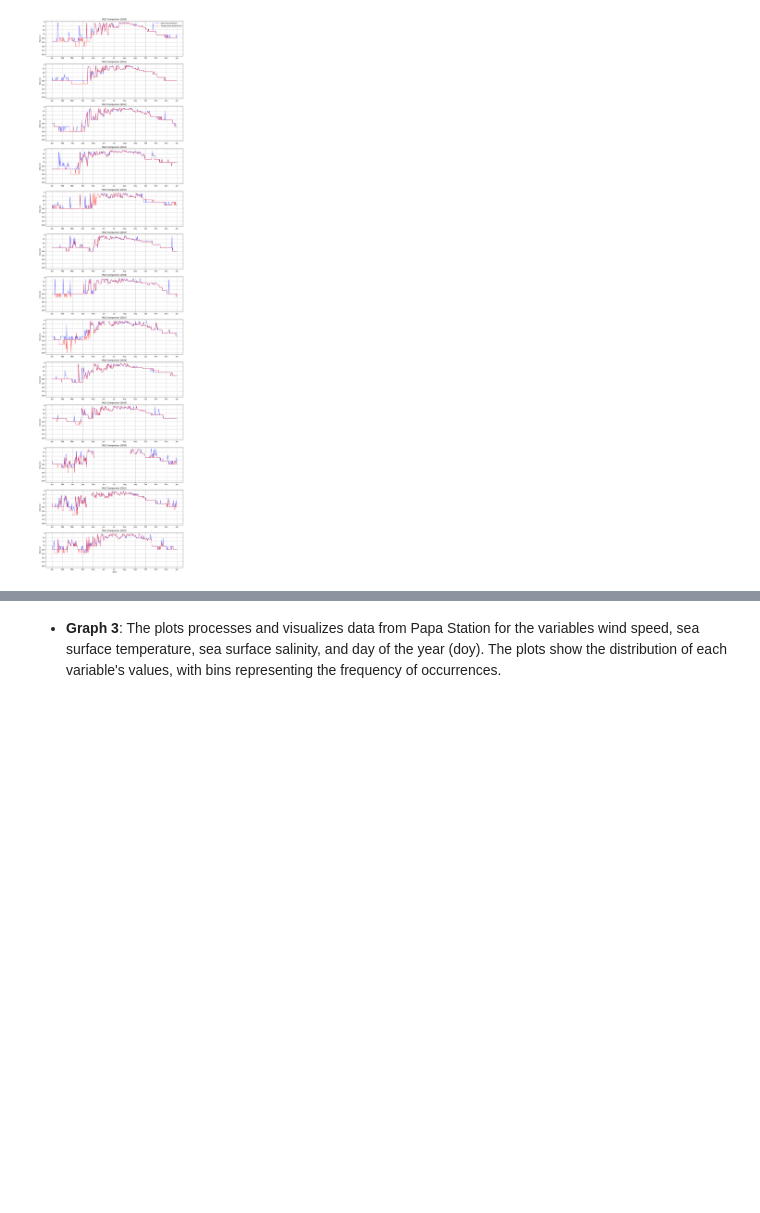
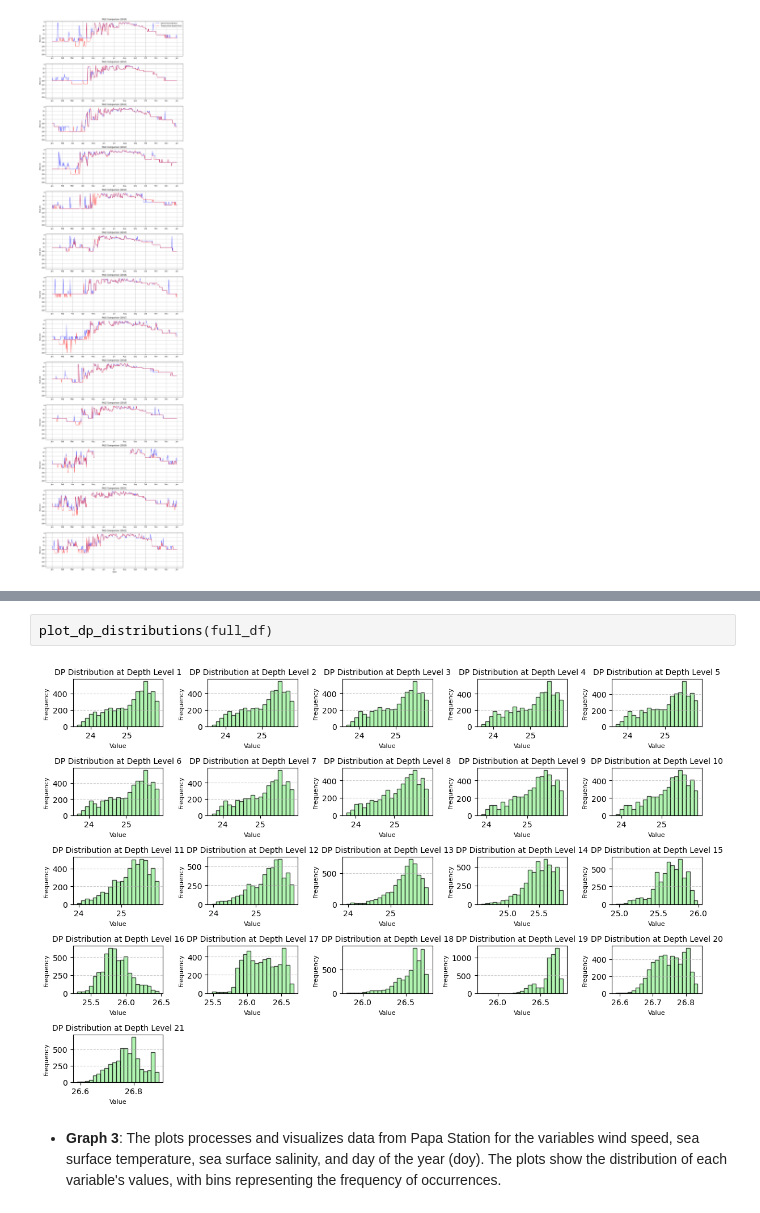
Before and after one commit to skortchmark9/Climate_ML, a Jupyter notebook: Project_2/main.ipynb, the cells around one changed output, grey strips where cells are left out. Saved outputs shown, nothing was run; the diff lists cells and outputs as text; blank space fills up the shorter version.

```diff
--- a/Project_2/main.ipynb
+++ b/Project_2/main.ipynb
@@ -92,3 +148,7 @@ plot_mld_comparison_by_year(density_based_mld, temperature_based_mld)
+# %%
+plot_dp_distributions(full_df)
+# %% [output]
+[figure, added]
 # %% [markdown]
 - **Graph 3**: The plots processes and visualizes data from Papa Station for the variables wind speed, sea surface temperature, sea surface salinity, and day of the year (doy). The plots show the distribution of each variable's values, with bins representing the frequency of occurrences.
 # %%
```
Also changed, not shown: parts of 16 cells of this notebook, 2 other files.
